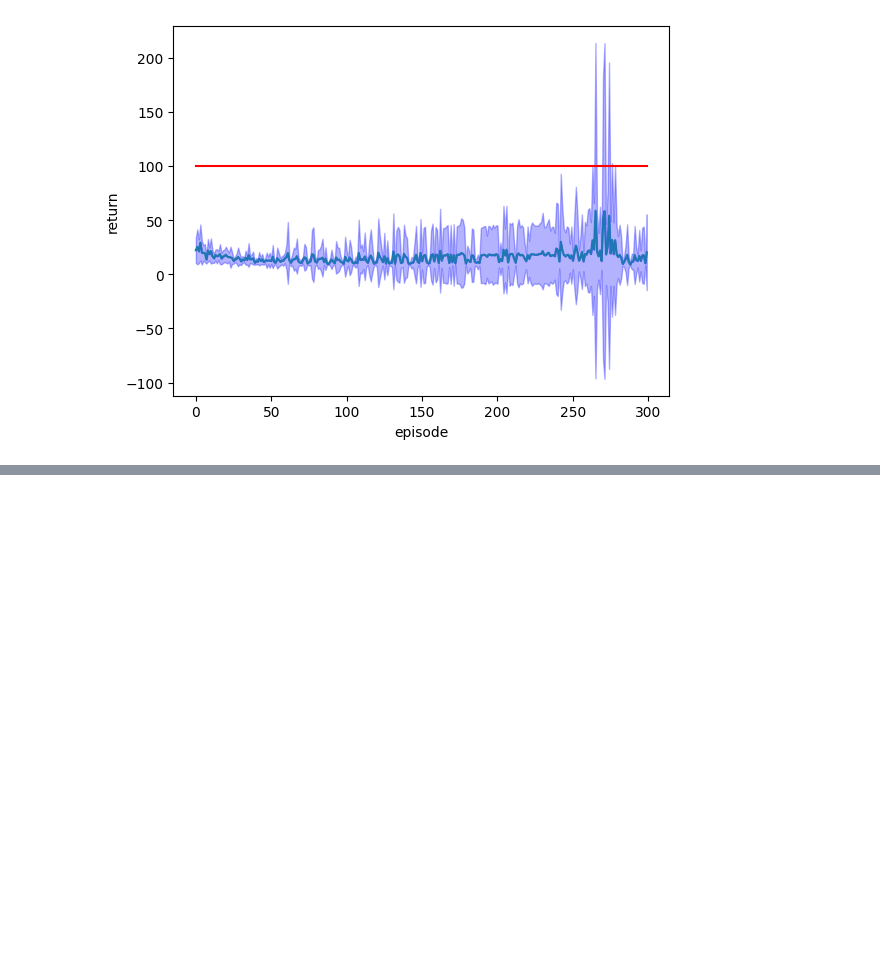
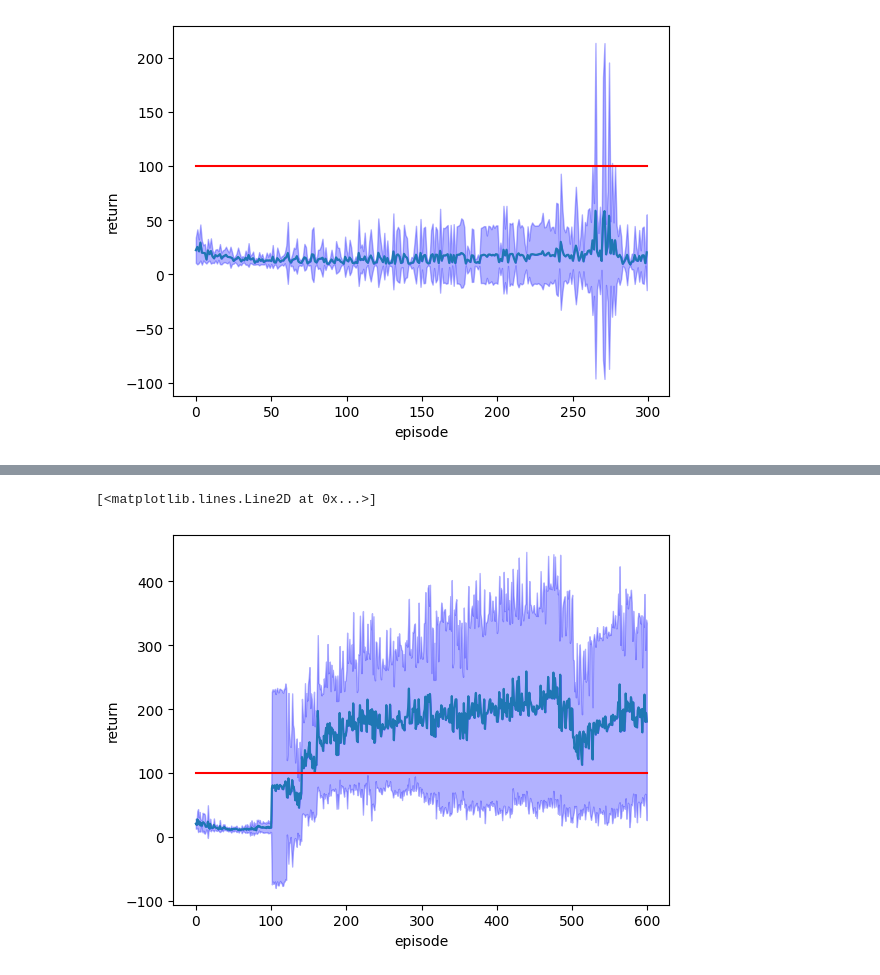
Before and after one commit to VV-A-VV/RL_CW2, a Jupyter notebook: my_implementation.ipynb, the cells around one changed output, grey strips where cells are left out. Saved outputs shown, nothing was run; the diff lists cells and outputs as text; code cells hidden in the pictures; blank space fills up the shorter version.

```diff
--- a/my_implementation.ipynb
+++ b/my_implementation.ipynb
@@ -200,0 +468,18 @@ plt.show()
+# %%
+
+# Plot the results
+res = torch.tensor(runs_results)
+means = res.float().mean(0)
+stds = res.float().std(0)
+plt.clf()
+# plt.figure()
+plt.plot(torch.arange(600), means)
+plt.ylabel("return")
+plt.xlabel("episode")
+plt.fill_between(torch.arange(600), means, means + stds, alpha=0.3, color='b')
+plt.fill_between(torch.arange(600), means, means - stds, alpha=0.3, color='b')
+# baseline at 100
+plt.plot(torch.arange(600), torch.ones(600)*100, color='r')
+# %% [output]
+[<matplotlib.lines.Line2D at 0x...>]
+[figure, added]
```
Also changed, not shown: parts of 11 cells of this notebook, 53 other files.
